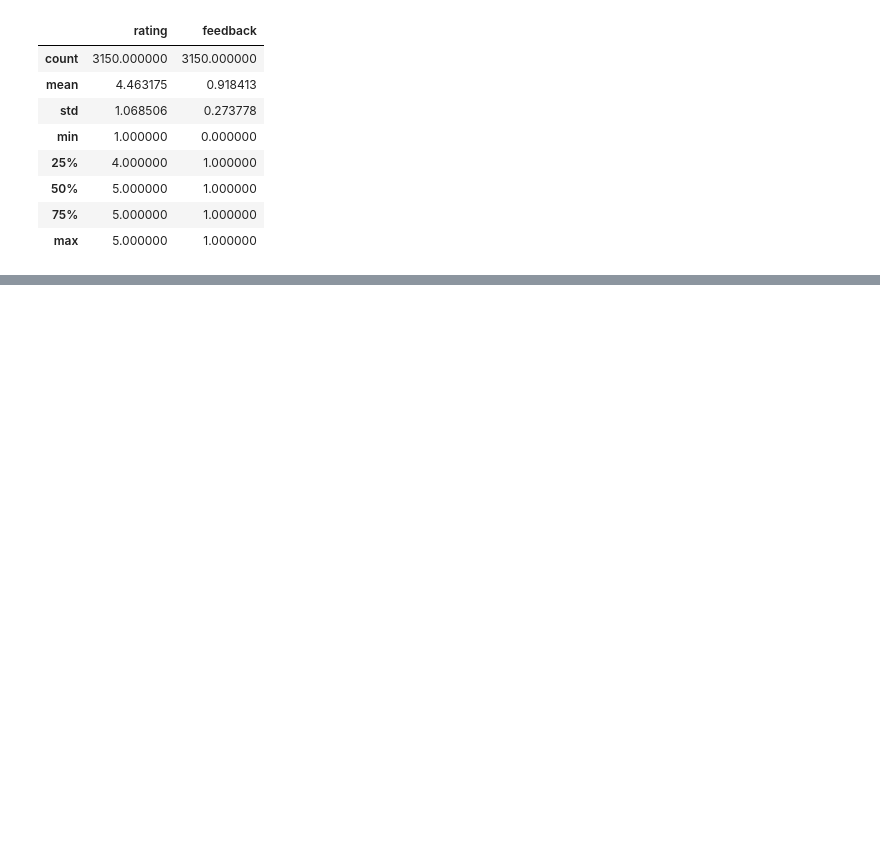
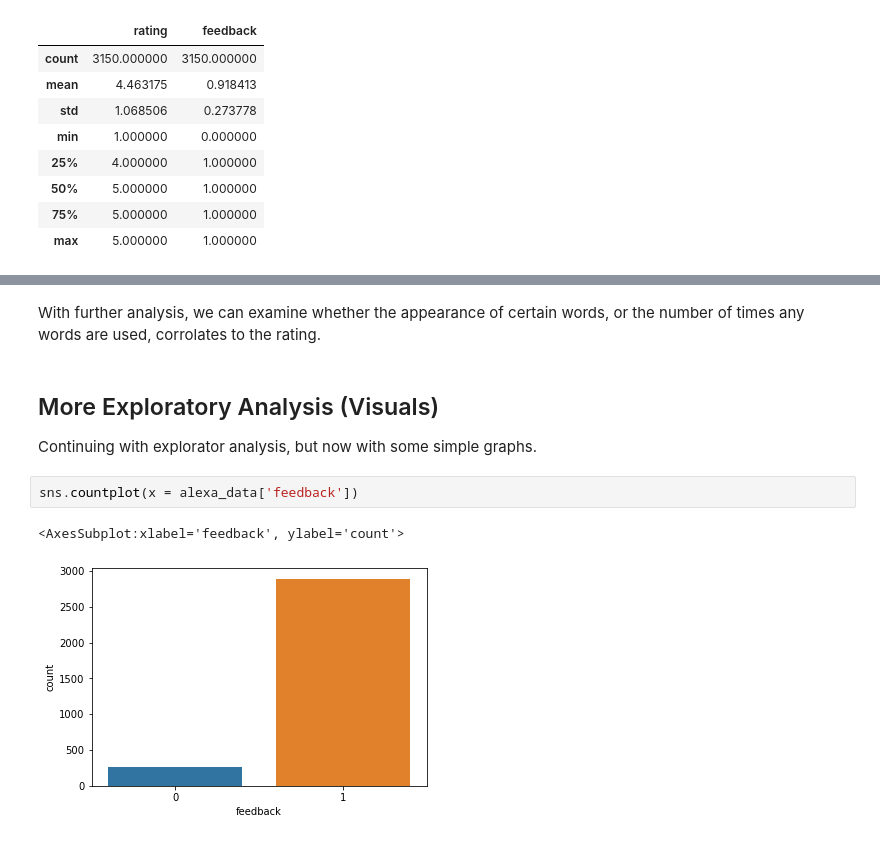
Before and after one commit to AFOL-Dave/AlexaReviewAnalysis, a Jupyter notebook: Amazon Alexa Review Analysis.ipynb, the cells around one changed output, grey strips where cells are left out. Saved outputs shown, nothing was run; the diff lists cells and outputs as text; blank space fills up the shorter version.

```diff
--- a/Amazon Alexa Review Analysis.ipynb
+++ b/Amazon Alexa Review Analysis.ipynb
@@ -52,0 +89,10 @@ alexa_data.describe()
+# %% [markdown]
+With further analysis, we can examine whether the appearance of certain words, or the number of times any words are used, corrolates to the rating.
+# %% [markdown]
+## More Exploratory Analysis (Visuals)
+Continuing with explorator analysis, but now with some simple graphs.
+# %%
+sns.countplot(x = alexa_data['feedback'])
+# %% [output]
+<AxesSubplot:xlabel='feedback', ylabel='count'>
+[figure, added]
```
Also changed, not shown: parts of 9 cells of this notebook, 1 other file.
